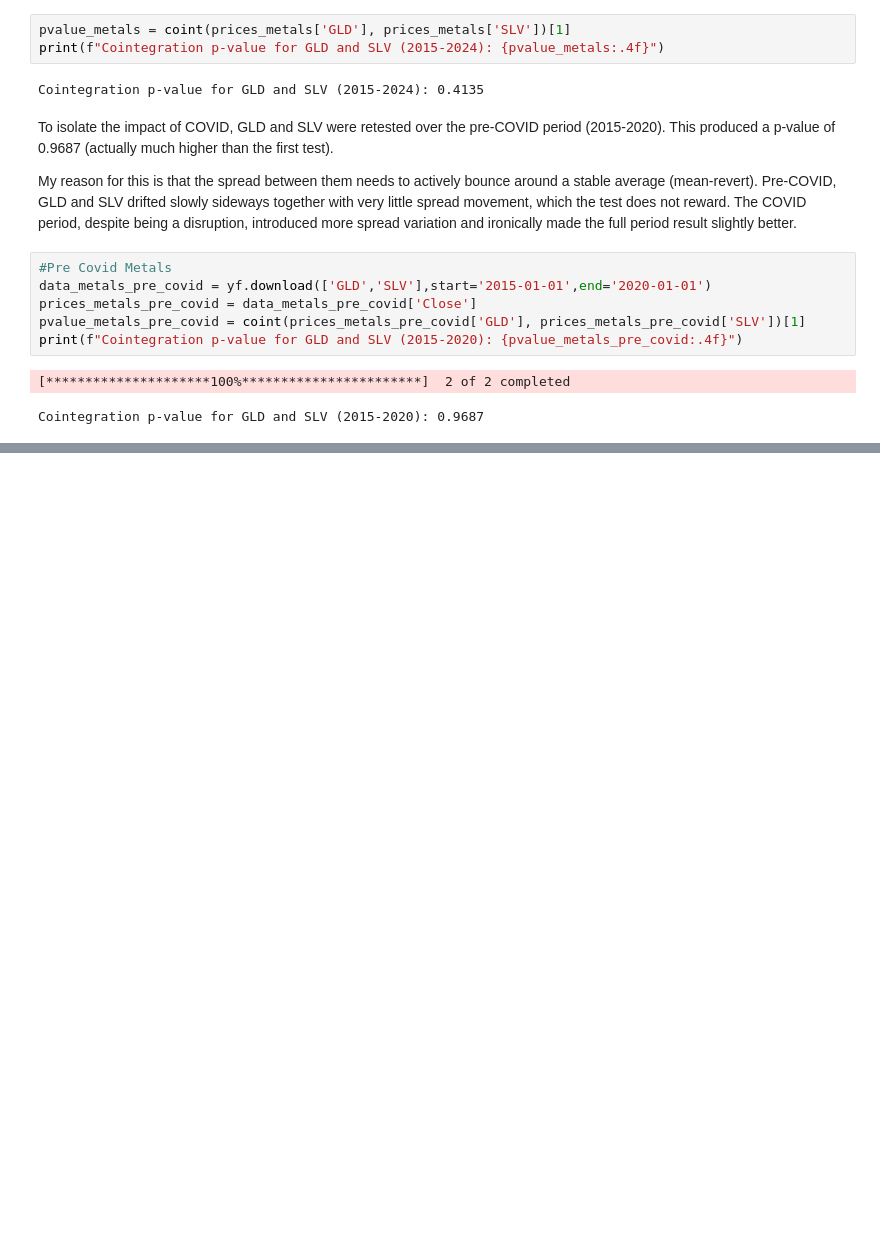
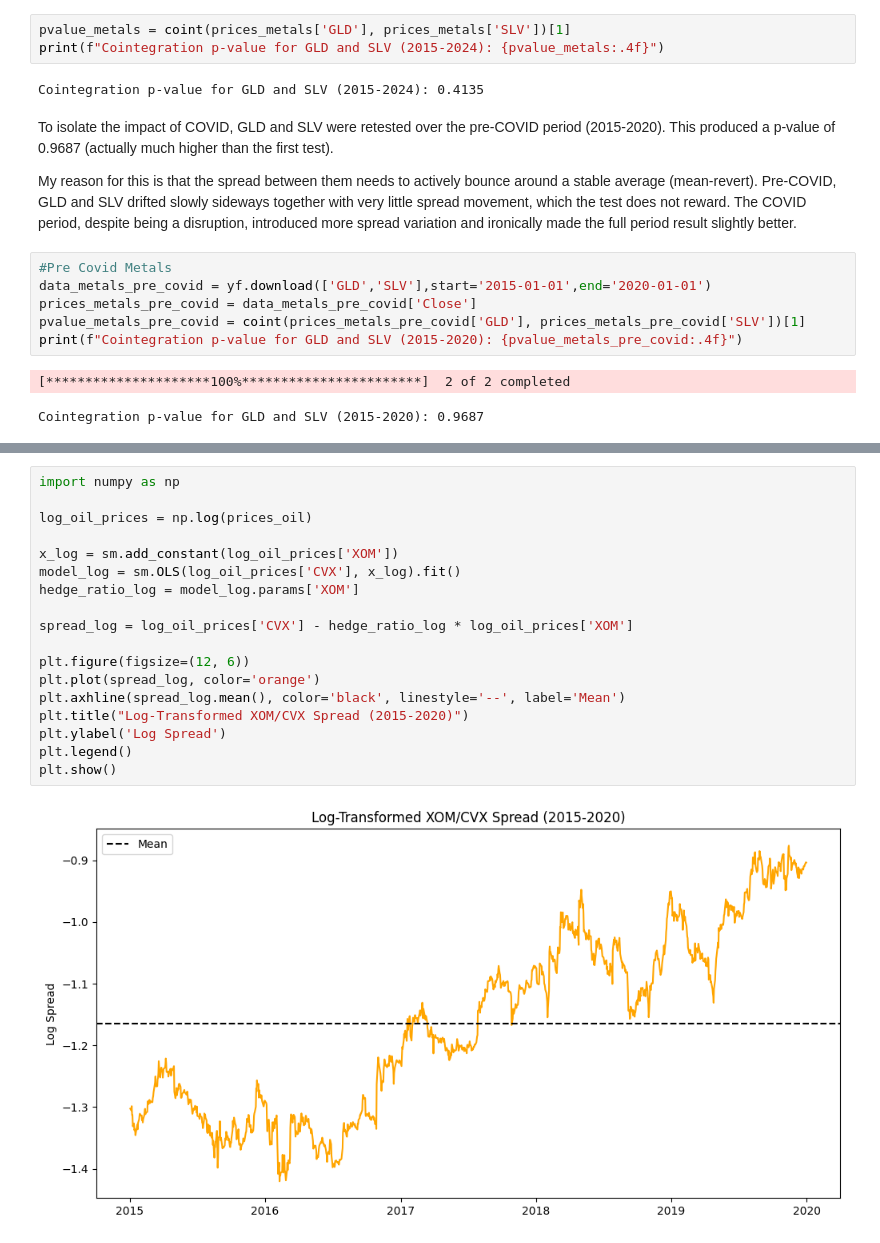
Before and after one commit to jonklein2007-hue/python-finance, a Jupyter notebook: projects/pair_trading.ipynb, the cells around one changed output, grey strips where cells are left out. Drawn from its saved outputs; the diff is of its cells as text; blank space fills up the shorter version.

```diff
--- a/projects/pair_trading.ipynb
+++ b/projects/pair_trading.ipynb
@@ -117,0 +154,20 @@ Cointegration p-value for GLD and SLV (2015-2020): 0.9687
+# %%
+import numpy as np
+
+log_oil_prices = np.log(prices_oil)
+
+x_log = sm.add_constant(log_oil_prices['XOM'])
+model_log = sm.OLS(log_oil_prices['CVX'], x_log).fit()
+hedge_ratio_log = model_log.params['XOM']
+
+spread_log = log_oil_prices['CVX'] - hedge_ratio_log * log_oil_prices['XOM']
+
+plt.figure(figsize=(12, 6))
+plt.plot(spread_log, color='orange')
+plt.axhline(spread_log.mean(), color='black', linestyle='--', label='Mean')
+plt.title("Log-Transformed XOM/CVX Spread (2015-2020)")
+plt.ylabel('Log Spread')
+plt.legend()
+plt.show()
+# %% [output]
+[figure, added]
```
Also changed, not shown: parts of 10 cells of this notebook.
